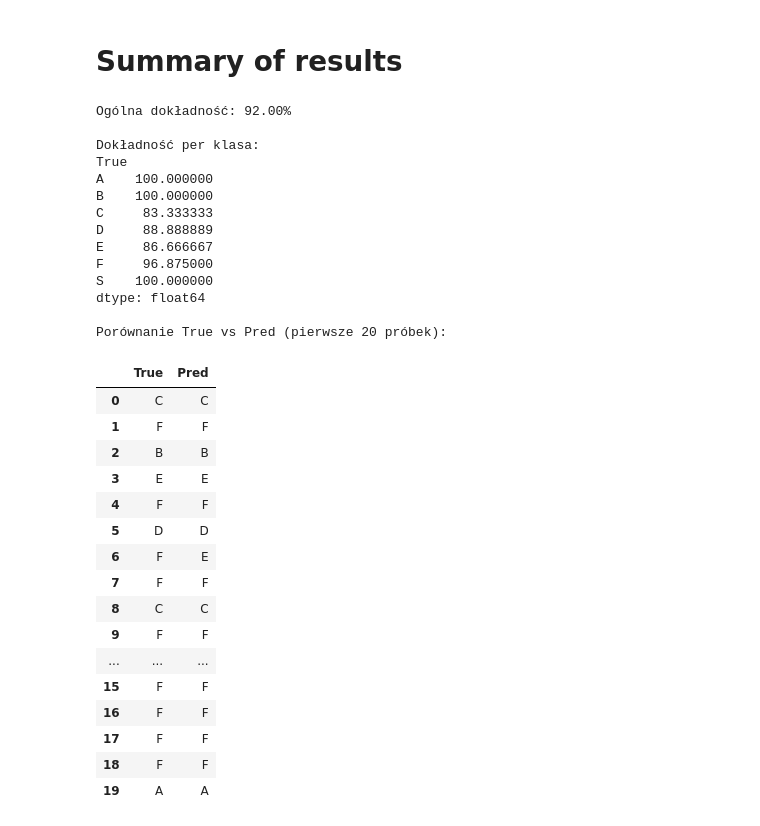
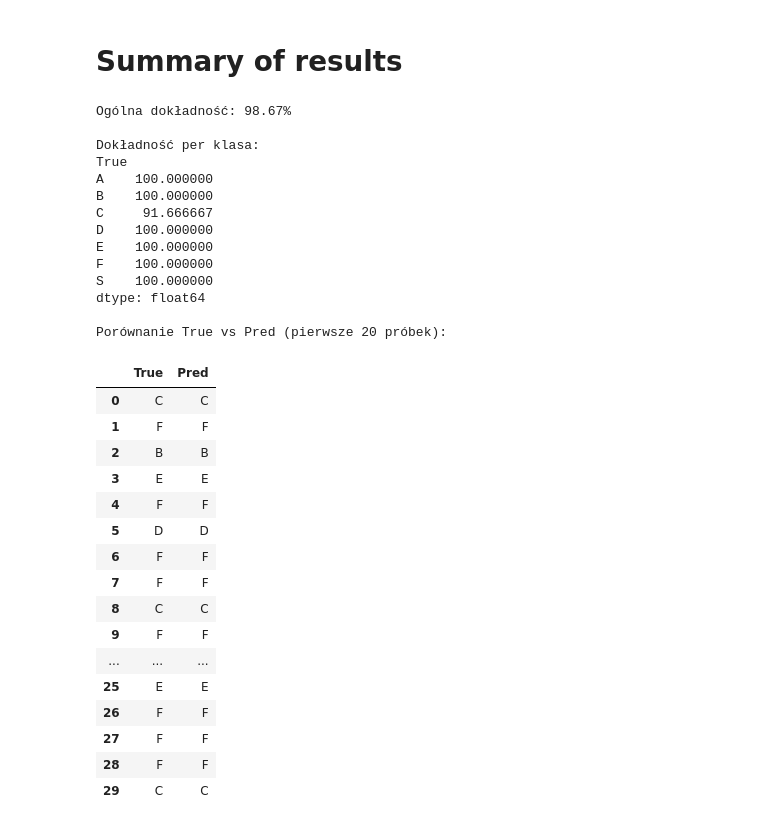
Before and after one commit to oskarpasko/panda-ann, a Jupyter notebook: japanese_universities/main.ipynb, the cells around one changed output. Drawn from its saved outputs; the diff is of its cells as text; code cells hidden in the pictures.

```diff
--- a/japanese_universities/main.ipynb
+++ b/japanese_universities/main.ipynb
@@ -35,10 +32,8 @@ read_df = pd.read_csv("japanese_universities.csv")
 - difficulty_SD: the standard deviation measurement of universities' difficulty.
 - difficulty_rank: the rank of universities' difficulty. The highest to lowest ranking order is - [S,A,B,C,D,E,F]
 # %%
-df = read_df[['name', 'type', 'state', 'faculty_count',
-              'department_count', 'has_remote', 'has_grad',
-              'review_rating', 'review_count', 'difficulty_SD',
-              'difficulty_rank']]
+df = read_df[['faculty_count', 'department_count', 'has_remote', 'has_grad',
+              'review_rating', 'review_count', 'difficulty_SD', 'difficulty_rank']]
 # print(df.to_string())
 # %% [markdown]
 # Preprocessing
@@ -96,7 +78,7 @@ dtype: float64
 # Preparing data after preprocessing
 # %%
 Y = train_df["difficulty_rank"]
-X = train_df.drop(columns=["name", "difficulty_rank"])
+X = train_df.drop(columns=["difficulty_rank"])
 # %% [markdown]
 ## one-hot
 # %%
@@ -140,13 +122,13 @@ class MLP(nn.Module):
     def __init__(self, input_dim, num_classes):
         super().__init__()
         self.fc1 = nn.Linear(input_dim, 16)
-        self.fc2 = nn.Linear(16,8)
+        self.fc2 = nn.Linear(16, 8)
         self.fc3 = nn.Linear(8, num_classes)
-        self.relu = nn.ReLU()
+        self.activation = nn.ReLU()
 
     def forward(self, x):
-        x = self.relu(self.fc1(x))
-        x = self.relu(self.fc2(x))
+        x = self.activation(self.fc1(x))
+        x = self.activation(self.fc2(x))
         x = self.fc3(x)  # logits
         return x
 
@@ -158,7 +140,7 @@ optimizer = optim.Adam(model.parameters(), lr=1e-3)
 # %% [markdown]
 # Trening
 # %%
-epochs = 200
+epochs = 2000
 patience, counter = 5, 0
 best_loss, best_state = float("inf"), None
 
@@ -247,46 +233,46 @@ results = pd.DataFrame({
 # ogólna liczba poprawnych przewidywań
 correct = (results["True"] == results["Pred"]).sum()
 total = len(results)
 accuracy = correct / total
 
 # dokładność per klasa
 accuracy_per_class = results.groupby("True").apply(lambda x: (x["True"] == x["Pred"]).mean()) * 100
 
 print(f"Ogólna dokładność: {accuracy:.2%} \n")
 print("Dokładność per klasa:")
 print(accuracy_per_class)
 
 print("\nPorównanie True vs Pred (pierwsze 20 próbek):")
-display(results.head(20))
+display(results.head(30))
 # %% [output]
-Ogólna dokładność: 92.00%
+Ogólna dokładność: 98.67%
 
 Dokładność per klasa:
 True
 A    100.000000
 B    100.000000
-C     83.333333
-D     88.888889
-E     86.666667
-F     96.875000
+C     91.666667
+D    100.000000
+E    100.000000
+F    100.000000
 S    100.000000
 dtype: float64
 
 Porównanie True vs Pred (pierwsze 20 próbek):
 |  | True | Pred |
 | 0 | C | C |
 | 1 | F | F |
 | 2 | B | B |
 | 3 | E | E |
 | 4 | F | F |
 | 5 | D | D |
-| 6 | F | E |
+| 6 | F | F |
 | 7 | F | F |
 | 8 | C | C |
 | 9 | F | F |
 | ... | ... | ... |
-| 15 | F | F |
-| 16 | F | F |
-| 17 | F | F |
-| 18 | F | F |
-| 19 | A | A |
+| 25 | E | E |
+| 26 | F | F |
+| 27 | F | F |
+| 28 | F | F |
+| 29 | C | C |
```
Also changed, not shown: parts of 7 cells of this notebook.
